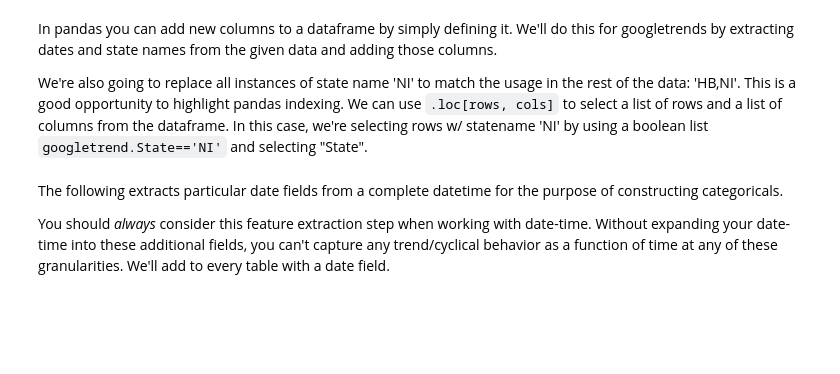
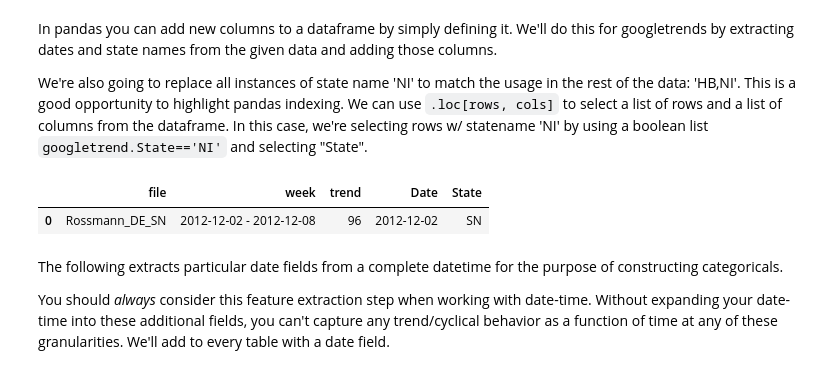
Before and after one commit to mengwangk/course-v3, a Jupyter notebook: nbs/dl1/rossman_data_clean.ipynb, the cells around one changed output. Saved outputs shown, nothing was run; the diff lists cells and outputs as text; code cells hidden in the pictures; blank space fills up the shorter version.

```diff
--- a/nbs/dl1/rossman_data_clean.ipynb
+++ b/nbs/dl1/rossman_data_clean.ipynb
@@ -45,6 +75,11 @@ We're also going to replace all instances of state name 'NI' to match the usage
 googletrend['Date'] = googletrend.week.str.split(' - ', expand=True)[0]
 googletrend['State'] = googletrend.file.str.split('_', expand=True)[2]
 googletrend.loc[googletrend.State=='NI', "State"] = 'HB,NI'
+# %%
+googletrend.head(1)
+# %% [output]
+|  | file | week | trend | Date | State |
+| 0 | Rossmann_DE_SN | 2012-12-02 - 2012-12-08 | 96 | 2012-12-02 | SN |
 # %% [markdown]
 The following extracts particular date fields from a complete datetime for the purpose of constructing categoricals.
 
```
Also changed, not shown: parts of 7 cells of this notebook, 1 other file.
